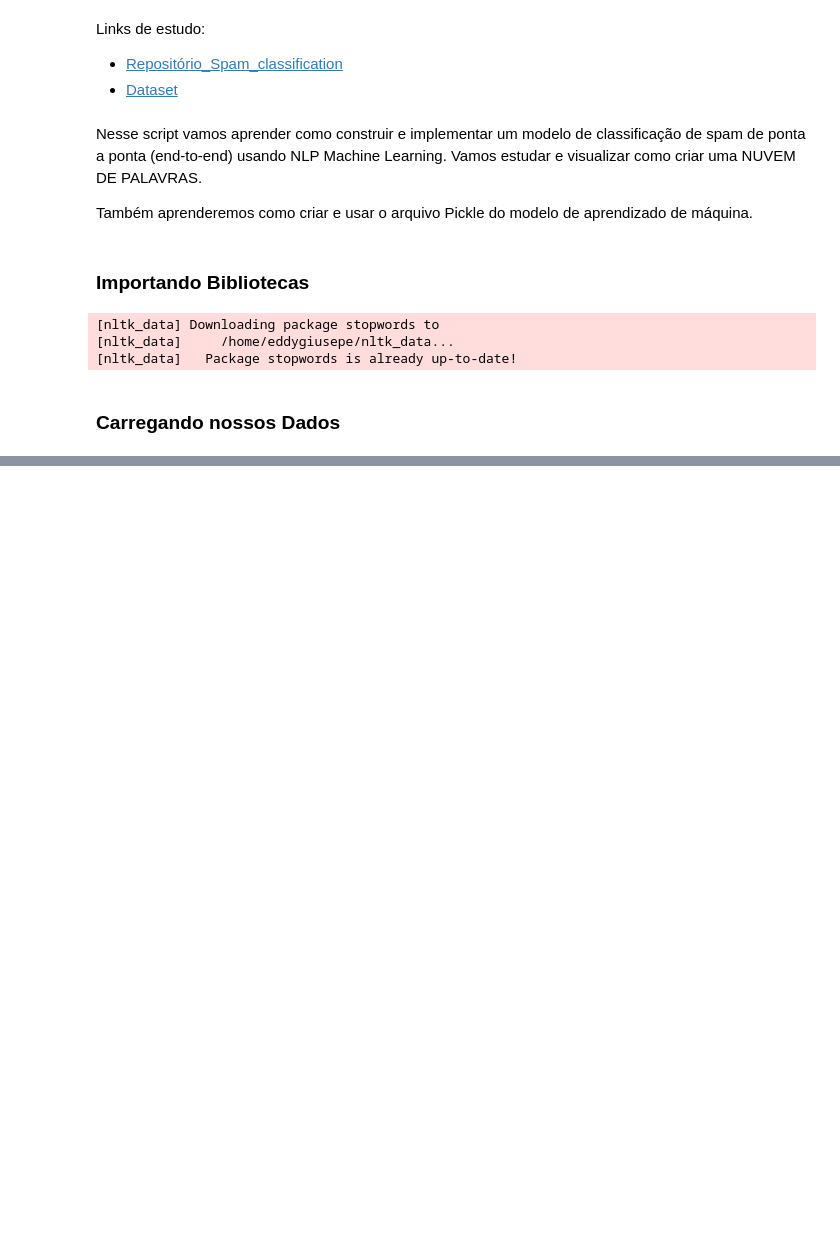
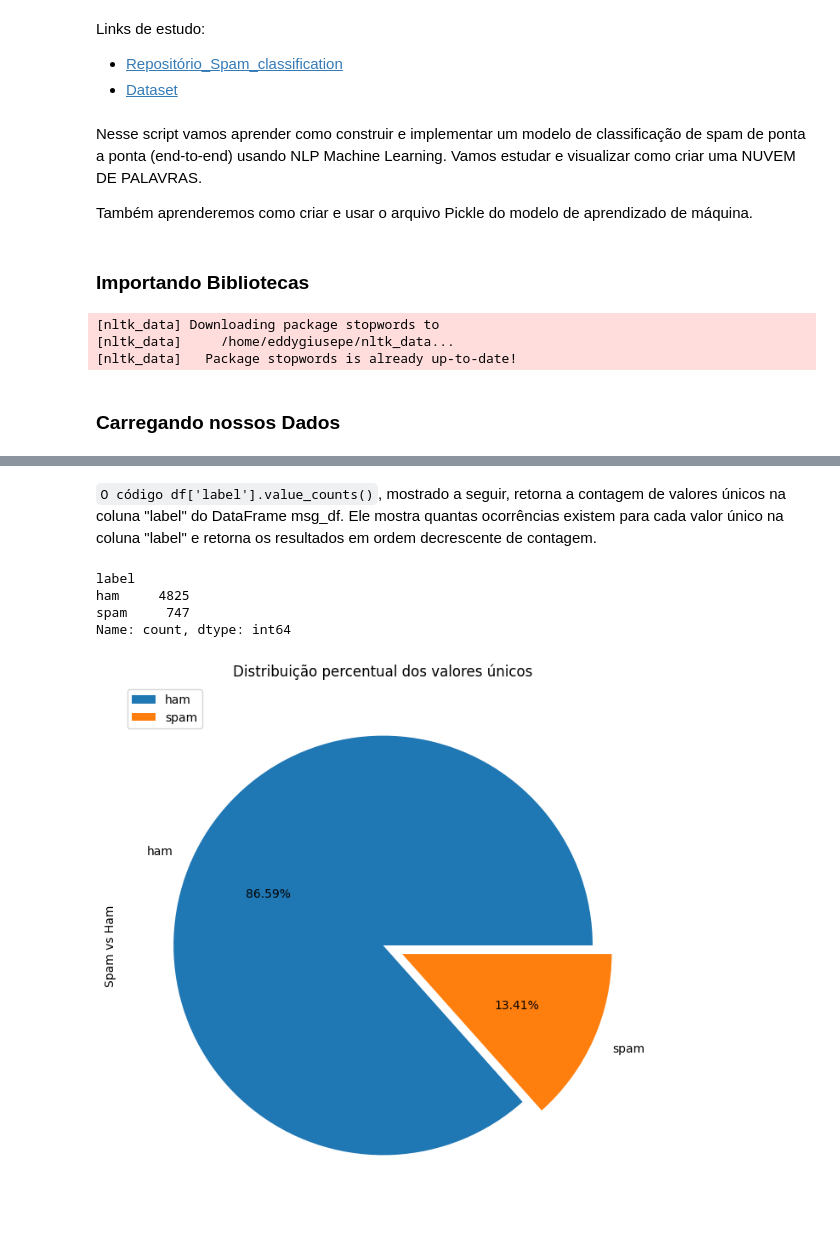
Before and after one commit to KARINAgoncalvesSOARES/ML_classificacao_de_spam, a Jupyter notebook: classificacao_de_spam.ipynb, the cells around one changed output, grey strips where cells are left out. Cells and saved outputs as stored; diff of their text form; code cells hidden in the pictures; blank space fills up the shorter version.

Commit message:
Distribuição percentual

```diff
--- a/classificacao_de_spam.ipynb
+++ b/classificacao_de_spam.ipynb
@@ -84,8 +68,9 @@ Colunas:  v1 v2
 # %%
-
 # Ver vídeo para ler um arquivo .csv --> https://www.youtube.com/watch?v=K1RLuCp_LvI
 
-df = pd.read_csv('spam.csv', sep=',', encoding='ISO-8859-1', header=0, usecols=['class', 'menssage'])
+df = pd.read_csv('spam.csv',
+                     sep=',', encoding='ISO-8859-1', header=0, usecols=['v1', 'v2'])
 
-df.head()
+df.head(5)
+#display(msg_df)
 # %% [output]
@@ -100,0 +83,4 @@ FileNotFoundError: [Errno 2] No such file or directory: '/content/drive/MyDrive/
+# %%
+# Renomeando colunas
+
+df = df.rename(columns={"v1":"label", "v2":"mensagem"})
@@ -100,0 +152,19 @@ FileNotFoundError: [Errno 2] No such file or directory: '/content/drive/MyDrive/
+# %% [markdown]
+`O código df['label'].value_counts()`, mostrado a seguir,  retorna a contagem de valores únicos na coluna "label" do DataFrame msg_df. Ele mostra quantas ocorrências existem para cada valor único na coluna "label" e retorna os resultados em ordem decrescente de contagem.
+# %%
+df['label'].value_counts()
+# %% [output]
+label
+ham     4825
+spam     747
+Name: count, dtype: int64
+# %%
+# Distribuição percentual dos valores únicos
+
+df['label'].value_counts().plot(kind='pie', explode=[0, 0.1], figsize=(8, 8), autopct= '%1.2f%%')
+plt.title('Distribuição percentual dos valores únicos')
+plt.ylabel('Spam vs Ham')
+plt.legend(loc='upper left')
+plt.show()
+# %% [output]
+[figure, added]
```
Also changed, not shown: parts of 12 cells of this notebook.
